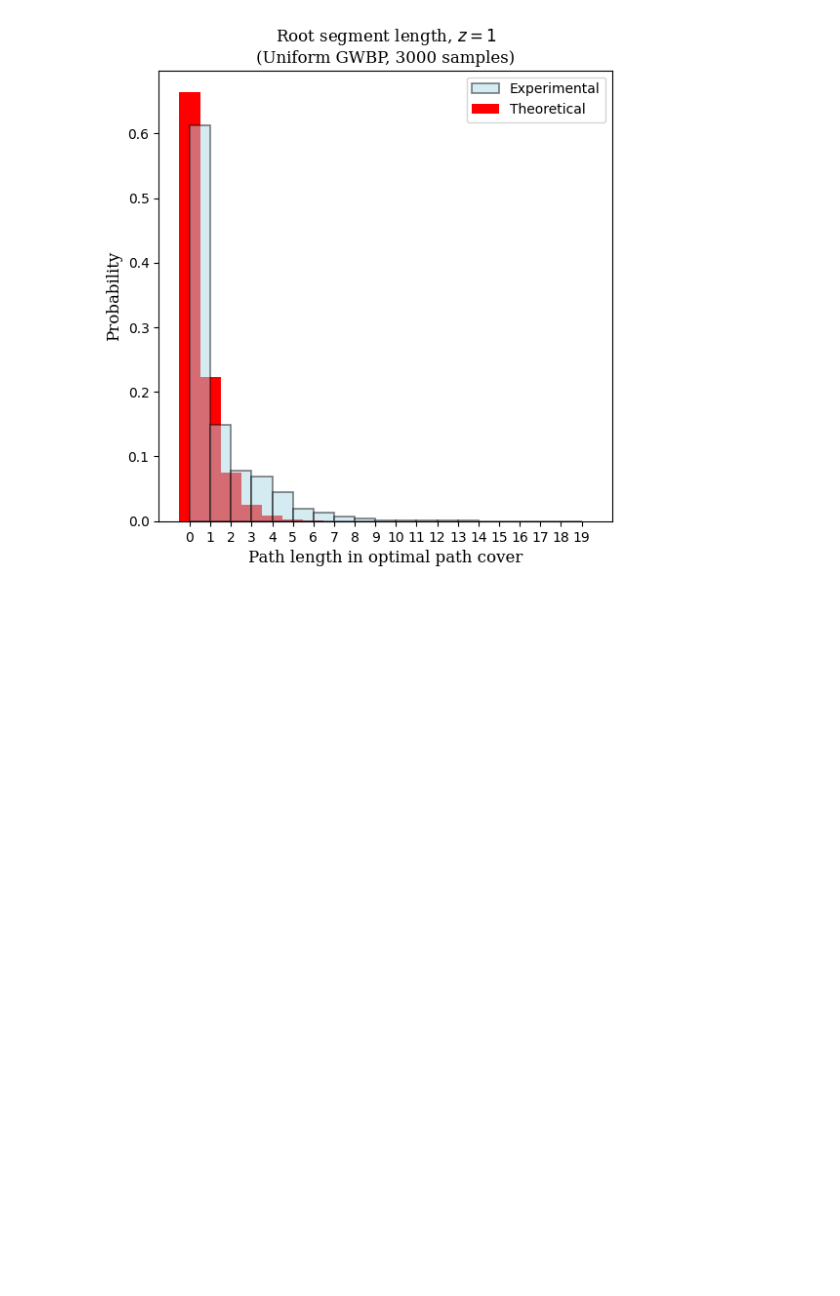
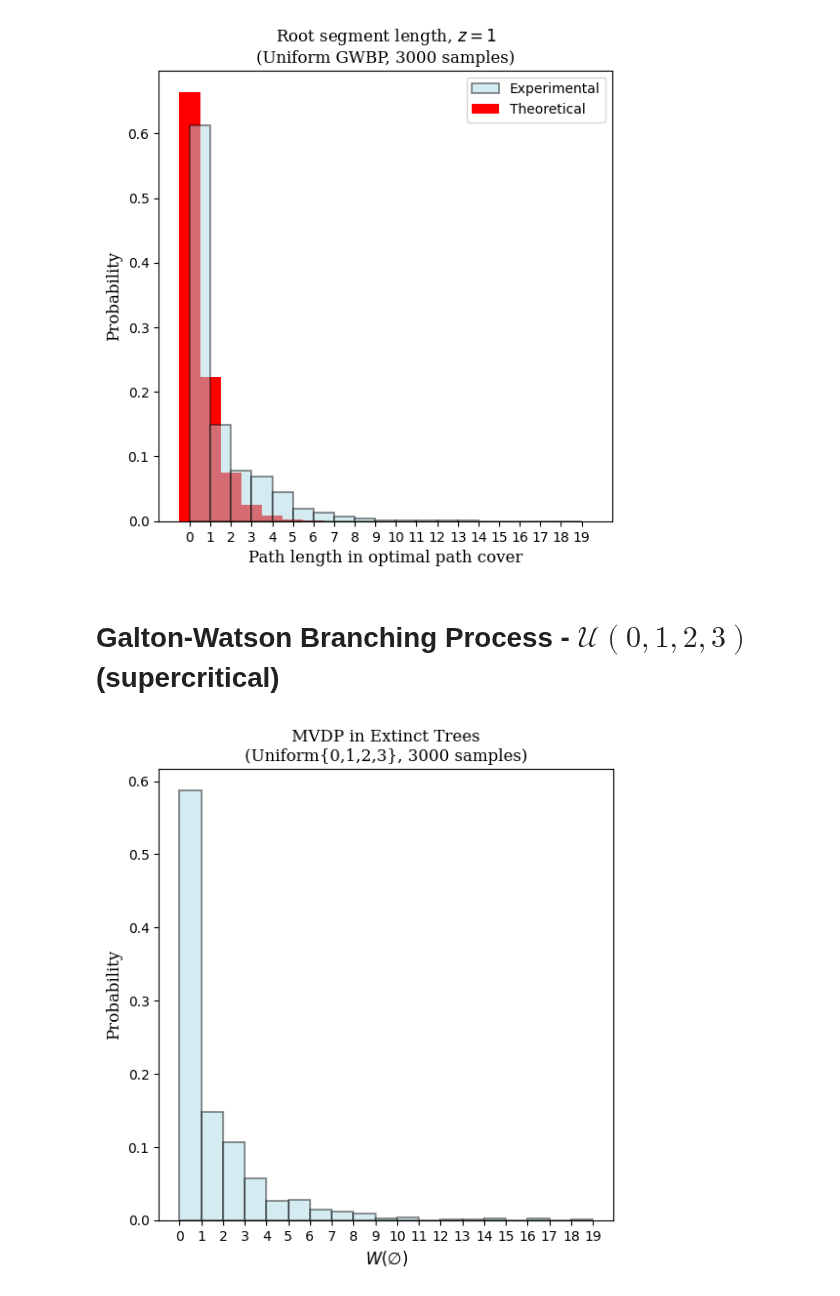
Before and after one commit to JulesGB/MeanFieldLastPassagePercolation, a Jupyter notebook: typical_path_length.ipynb, the cells around one changed output. Cells and saved outputs as stored; diff of their text form; code cells hidden in the pictures; blank space fills up the shorter version.

```diff
--- a/typical_path_length.ipynb
+++ b/typical_path_length.ipynb
@@ -385,3 +386,39 @@ generate_histogram(rsl_z1_unif, func=lambda k: compute_L_one_unif(k), bins=np.ar
 # %% [output]
 [figure]
 [figure]
+# %% [markdown]
+# Galton-Watson Branching Process - $\mathcal{U}(0,1,2,3)$ (supercritical)
+# %%
+LAM = 1.5
+# %%
+def supcrit_X_unif(lam, my_max):
+    finite_vals = []
+    infinite_vals = []
+    for _ in range(num_samples):
+        unif_dist = lambda: np.random.choice([0,1,2,3]) # xi = U{0,1,2,3}
+        sample_tree, is_finite = GWBP_finite_flag(lam, MAXLEVEL=my_max, dist=unif_dist)
+        sample_tree = nx.Graph(sample_tree)
+        for u,v in sample_tree.edges():
+            sample_tree[u][v]['weight'] = 1
+
+        _,_,X,_ = util.path_cover(sample_tree, root=0)
+        val = X
+        if is_finite:
+            finite_vals.append(val)
+        else:
+            infinite_vals.append(val)
+    return finite_vals, infinite_vals
+# %%
+fin_vals, inf_vals = supcrit_X_unif(LAM, 10)
+# %%
+bins = np.arange(0,20,1)
+plt.figure(figsize=(6,6))
+plt.hist(fin_vals, bins=bins, density=True,
+         edgecolor = 'black', linewidth=1.2, color = 'lightblue', alpha=0.5, label='Experimental')
+plt.xticks(bins)
+plt.title('MVDP in Extinct Trees\n(Uniform{0,1,2,3}, '+f"{num_samples} samples)", fontfamily=['Serif'], fontsize=12)
+plt.xlabel("$W(\emptyset)$", fontfamily=['Serif'], fontsize=12)
+plt.ylabel("Probability", fontfamily=['Serif'], fontsize=12)
+plt.show()
+# %% [output]
+[figure, added]
```
Also changed, not shown: parts of 8 cells of this notebook, 2 other files.
